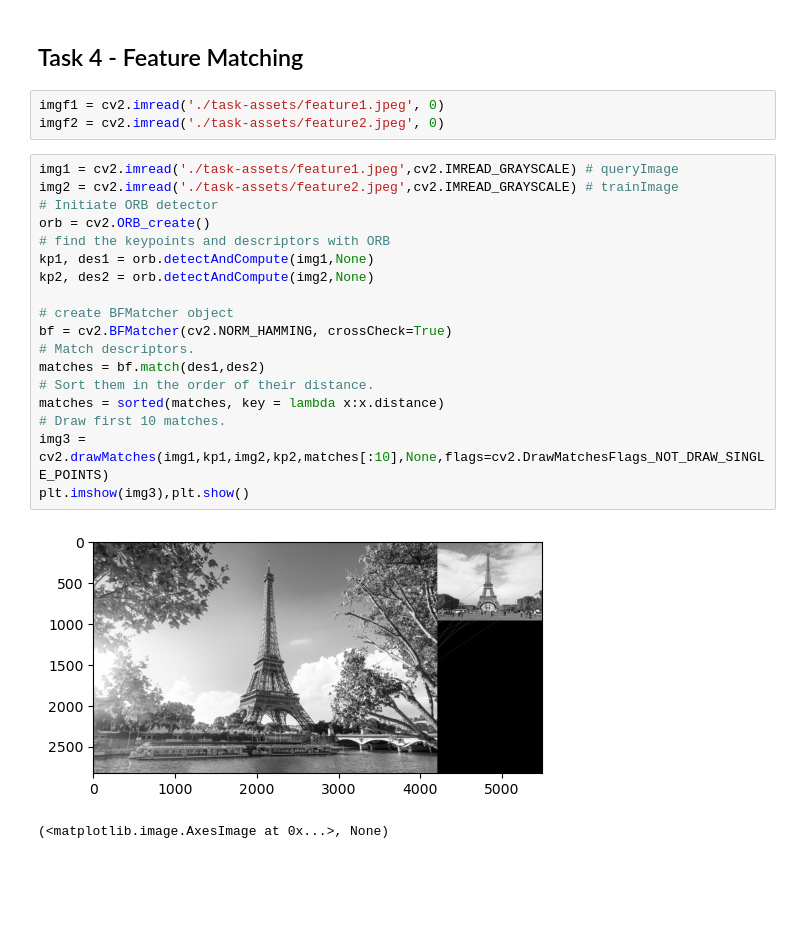
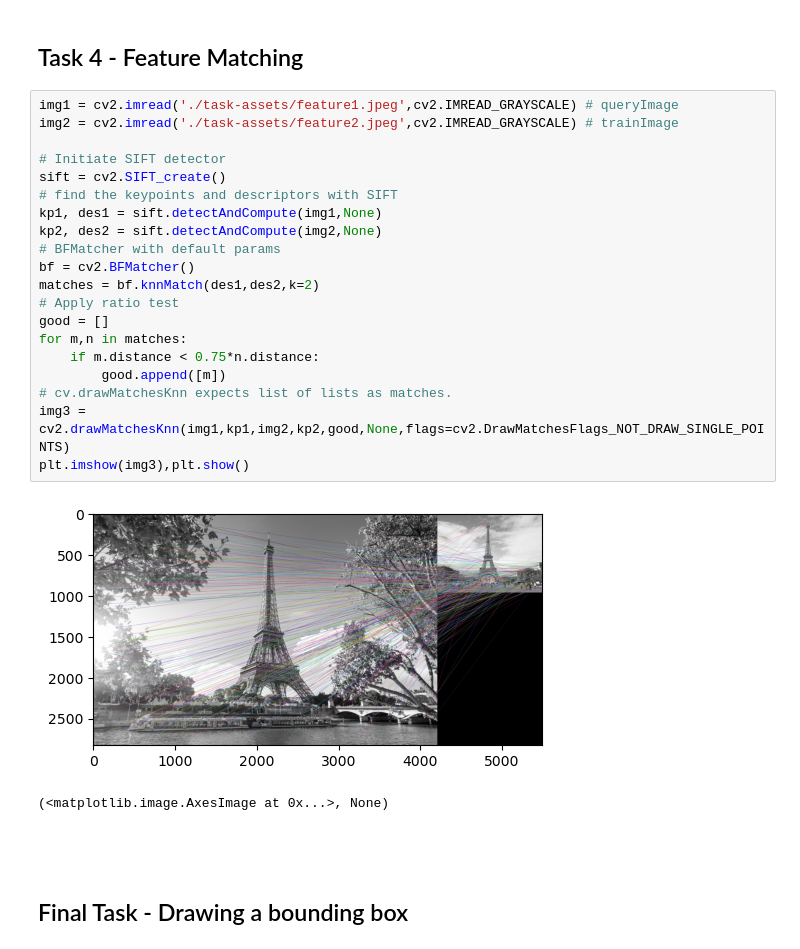
Before and after one commit to jooshelpy/Image1_task, a Jupyter notebook: task1.ipynb, the cells around one changed output. Saved outputs shown, nothing was run; the diff lists cells and outputs as text; blank space fills up the shorter version.

Commit message:
final task finished

```diff
--- a/task1.ipynb
+++ b/task1.ipynb
@@ -74,29 +74,30 @@ displayImages(img1, thresh)
 [figure]
 # %% [markdown]
 ## Task 4 - Feature Matching
-# %%
-imgf1 = cv2.imread('./task-assets/feature1.jpeg', 0)
-imgf2 = cv2.imread('./task-assets/feature2.jpeg', 0)
 # %%
 img1 = cv2.imread('./task-assets/feature1.jpeg',cv2.IMREAD_GRAYSCALE) # queryImage
 img2 = cv2.imread('./task-assets/feature2.jpeg',cv2.IMREAD_GRAYSCALE) # trainImage
-# Initiate ORB detector
-orb = cv2.ORB_create()
-# find the keypoints and descriptors with ORB
-kp1, des1 = orb.detectAndCompute(img1,None)
-kp2, des2 = orb.detectAndCompute(img2,None)
 
-# create BFMatcher object
-bf = cv2.BFMatcher(cv2.NORM_HAMMING, crossCheck=True)
-# Match descriptors.
-matches = bf.match(des1,des2)
-# Sort them in the order of their distance.
-matches = sorted(matches, key = lambda x:x.distance)
-# Draw first 10 matches.
-img3 = cv2.drawMatches(img1,kp1,img2,kp2,matches[:10],None,flags=cv2.DrawMatchesFlags_NOT_DRAW_SINGLE_POINTS)
+# Initiate SIFT detector
+sift = cv2.SIFT_create()
+# find the keypoints and descriptors with SIFT
+kp1, des1 = sift.detectAndCompute(img1,None)
+kp2, des2 = sift.detectAndCompute(img2,None)
+# BFMatcher with default params
+bf = cv2.BFMatcher()
+matches = bf.knnMatch(des1,des2,k=2)
+# Apply ratio test
+good = []
+for m,n in matches:
+    if m.distance < 0.75*n.distance:
+        good.append([m])
+# cv.drawMatchesKnn expects list of lists as matches.
+img3 = cv2.drawMatchesKnn(img1,kp1,img2,kp2,good,None,flags=cv2.DrawMatchesFlags_NOT_DRAW_SINGLE_POINTS)
 plt.imshow(img3),plt.show()
 # %% [output]
-[figure, old version]
+[figure, new version]
 (<matplotlib.image.AxesImage at 0x...>, None)
 # %% [markdown]
 ##
+# %% [markdown]
+## Final Task - Drawing a bounding box
```
Also changed, not shown: parts of 1 cell of this notebook.
